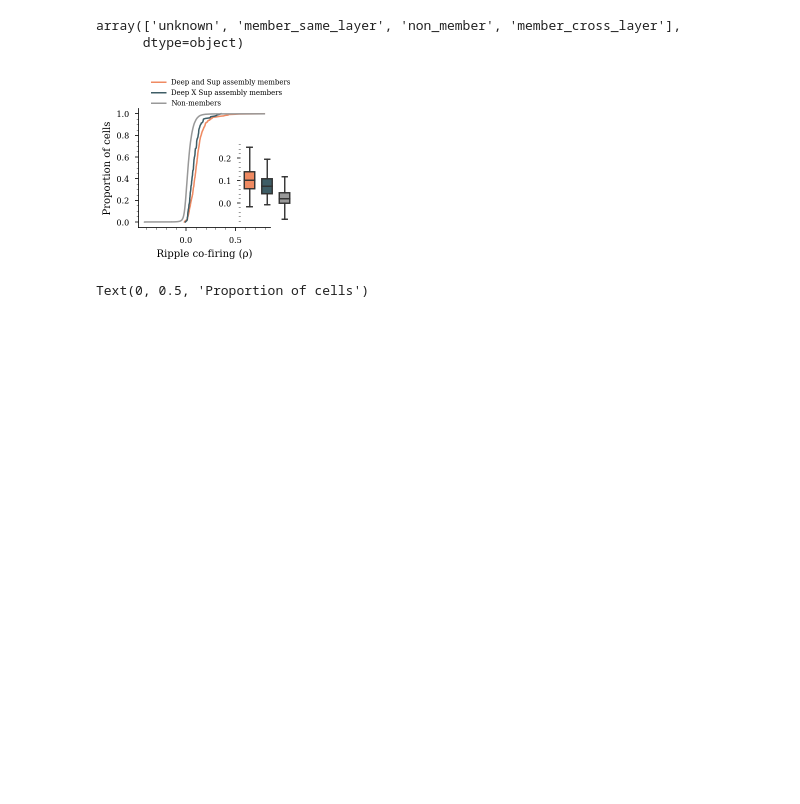
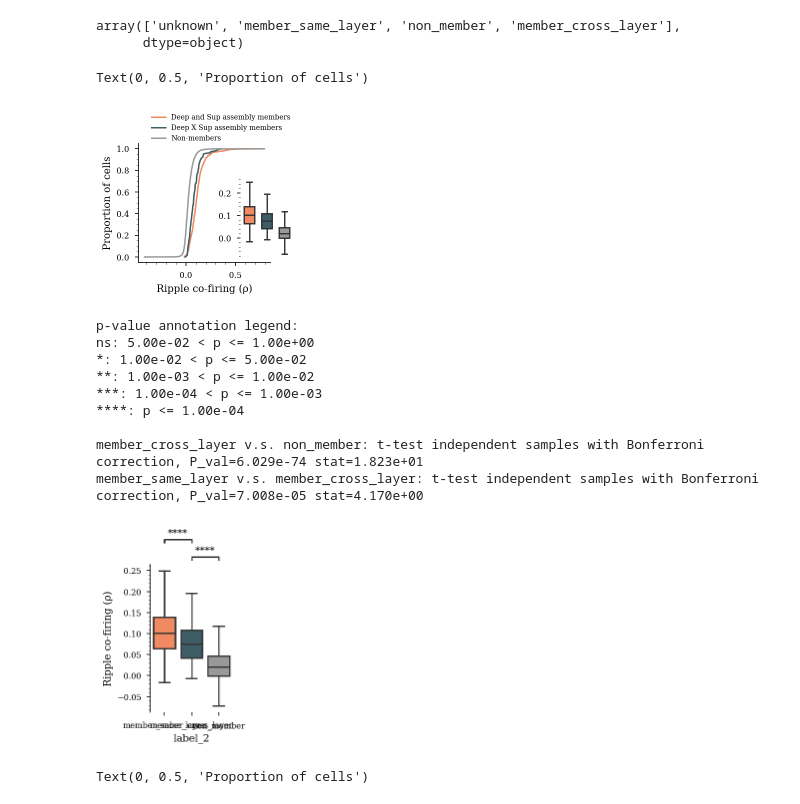
Before and after one commit to ryanharvey1/ripple_heterogeneity, a Jupyter notebook: scripts/assembly/assembly.ipynb, the cells around one changed output. Saved outputs shown, nothing was run; the diff lists cells and outputs as text; code cells hidden in the pictures; blank space fills up the shorter version.

```diff
--- a/scripts/assembly/assembly.ipynb
+++ b/scripts/assembly/assembly.ipynb
@@ -1057,9 +1042,6 @@ corr_df.label_2.unique()
 array(['unknown', 'member_same_layer', 'non_member', 'member_cross_layer'],
       dtype=object)
 # %%
-import custom_plots
-importlib.reload(custom_plots)
-
 # group_colors = {"member_deep": '#7b3294',
 #             'member_sup': '#008837',
 #             "member_deep_sup": '#3e5d66',
@@ -1104,7 +1086,50 @@ axs.yaxis.set_minor_locator(AutoMinorLocator())
 axs.set_xlabel('Ripple co-firing (ρ)')
 axs.set_ylabel('Proportion of cells')
 
-plt.savefig(os.path.join(fig_save_path,'assembly_member_correlation.svg'),dpi=300,bbox_inches='tight')
+# plt.savefig(os.path.join(fig_save_path,'assembly_member_correlation.svg'),dpi=300,bbox_inches='tight')
 # %% [output]
+Text(0, 0.5, 'Proportion of cells')
 [figure]
+# %%
+from statannot import add_stat_annotation
+
+w, h = functions.set_size("thesis", fraction=0.25, subplots=(3, 1))
+fig = plt.figure(figsize=(w, h), edgecolor=None)
+
+sns.boxplot(
+    y="rho", x="label_2", order=group_colors.keys(), data=corr_df[idx], showfliers=False, saturation=1
+)
+sns.despine(bottom=True)
+ax = plt.gca()
+ax.set_ylabel('Ripple co-firing (ρ)')
+
+ax.yaxis.set_minor_locator(AutoMinorLocator())
+box_pairs = [
+    ("member_cross_layer", "non_member"),
+    ("member_same_layer", "member_cross_layer"),
+]
+add_stat_annotation(
+    plt.gca(),
+    data=corr_df[idx],
+    y="rho",
+    x="label_2",
+    order=group_colors.keys(),
+    box_pairs=box_pairs,
+    test="t-test_ind",
+    text_format="star",
+    loc="outside",
+    verbose=2,
+)
+plt.savefig(os.path.join(fig_save_path,'assembly_member_correlation_box.svg'),dpi=300,bbox_inches='tight')
+# %% [output]
+p-value annotation legend:
+ns: 5.00e-02 < p <= 1.00e+00
+*: 1.00e-02 < p <= 5.00e-02
+**: 1.00e-03 < p <= 1.00e-02
+***: 1.00e-04 < p <= 1.00e-03
+****: p <= 1.00e-04
+
+member_cross_layer v.s. non_member: t-test independent samples with Bonferroni correction, P_val=6.029e-74 stat=1.823e+01
+member_same_layer v.s. member_cross_layer: t-test independent samples with Bonferroni correction, P_val=7.008e-05 stat=4.170e+00
+[figure, added]
 # %%
```
Also changed, not shown: parts of 11 cells of this notebook.
